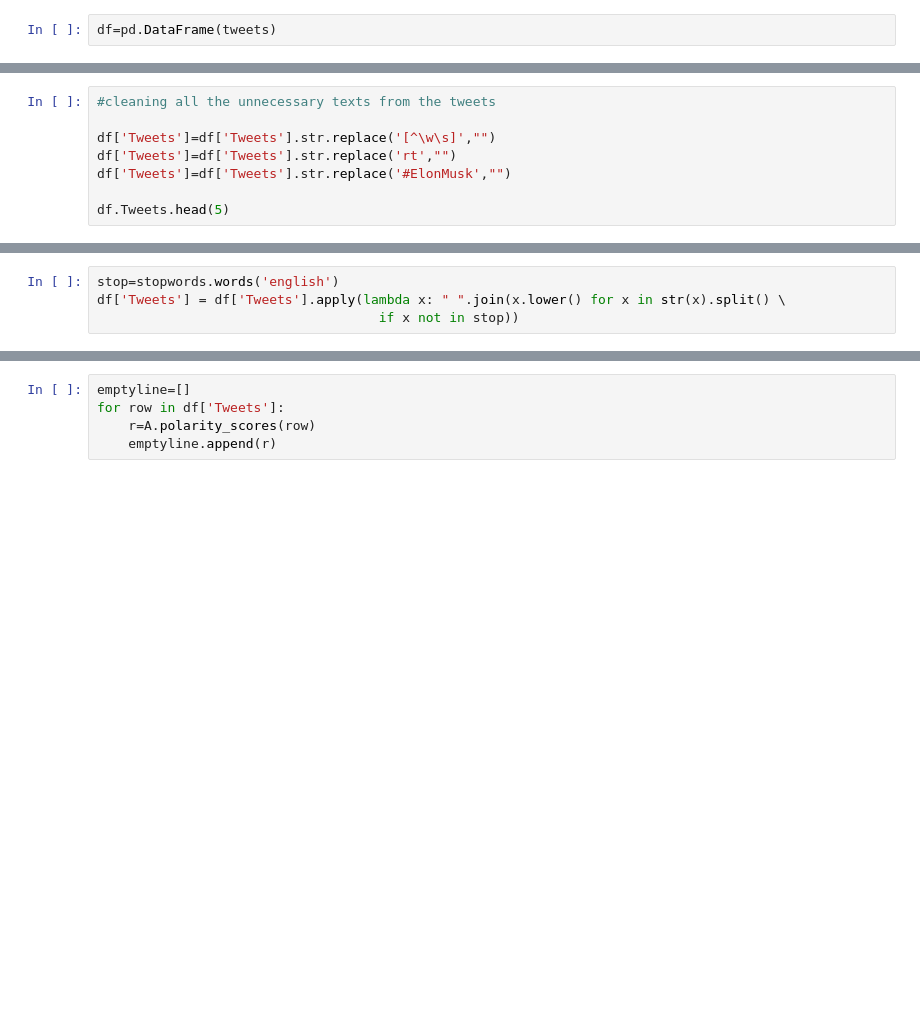
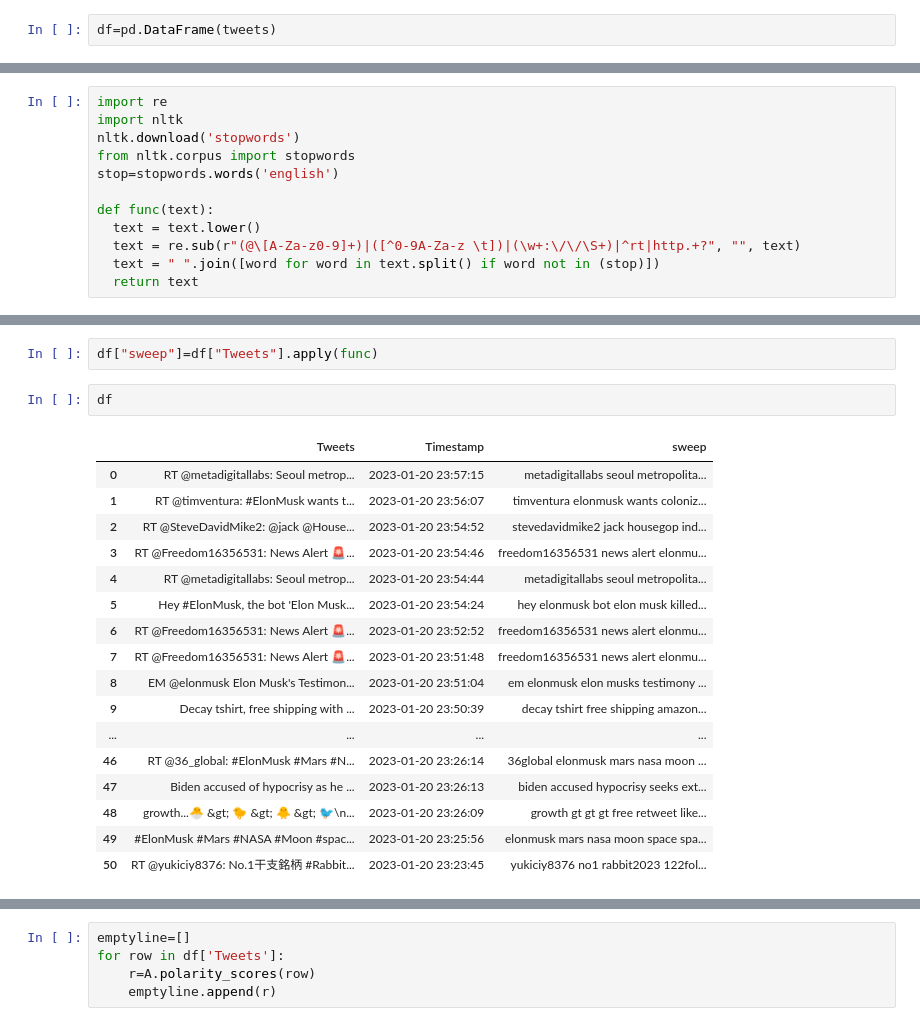
Before and after one commit to heyronith/sentimentalanalysis, a Jupyter notebook: #ElonMusk Sentiment.ipynb, the cells around one changed output, grey strips where cells are left out. Saved outputs shown, nothing was run; the diff lists cells and outputs as text; blank space fills up the shorter version.

```diff
--- a/#ElonMusk Sentiment.ipynb
+++ b/#ElonMusk Sentiment.ipynb
@@ -45,8 +53,0 @@ df['Tweets'] = df['Tweets'].apply(lambda x: " ".join(x.lower() for x in str(x).s
-# %%
-#cleaning all the unnecessary texts from the tweets
-
-df['Tweets']=df['Tweets'].str.replace('[^\w\s]',"")
-df['Tweets']=df['Tweets'].str.replace('rt',"")
-df['Tweets']=df['Tweets'].str.replace('#ElonMusk',"")
-
-df.Tweets.head(5)
@@ -68,4 +53,0 @@ from nltk.corpus import stopwords
-# %%
-stop=stopwords.words('english')
-df['Tweets'] = df['Tweets'].apply(lambda x: " ".join(x.lower() for x in str(x).split() \
-                                    if x not in stop))
@@ -74,0 +54,12 @@ from wordcloud import STOPWORDS
+# %%
+import re
+import nltk
+nltk.download('stopwords')
+from nltk.corpus import stopwords
+stop=stopwords.words('english')
+
+def func(text):
+  text = text.lower()
+  text = re.sub(r"(@\[A-Za-z0-9]+)|([^0-9A-Za-z \t])|(\w+:\/\/\S+)|^rt|http.+?", "", text)
+  text = " ".join([word for word in text.split() if word not in (stop)])
+  return text
@@ -75,3 +69,25 @@ from wordcloud import STOPWORDS
+# %%
+df["sweep"]=df["Tweets"].apply(func)
+# %%
+df
+# %% [output]
+|  | Tweets | Timestamp | sweep |
+| 0 | RT @metadigitallabs: Seoul metrop... | 2023-01-20 23:57:15 | metadigitallabs seoul metropolita... |
+| 1 | RT @timventura: #ElonMusk wants t... | 2023-01-20 23:56:07 | timventura elonmusk wants coloniz... |
+| 2 | RT @SteveDavidMike2: @jack @House... | 2023-01-20 23:54:52 | stevedavidmike2 jack housegop ind... |
+| 3 | RT @Freedom16356531: News Alert 🚨... | 2023-01-20 23:54:46 | freedom16356531 news alert elonmu... |
+| 4 | RT @metadigitallabs: Seoul metrop... | 2023-01-20 23:54:44 | metadigitallabs seoul metropolita... |
+| 5 | Hey #ElonMusk, the bot 'Elon Musk... | 2023-01-20 23:54:24 | hey elonmusk bot elon musk killed... |
+| 6 | RT @Freedom16356531: News Alert 🚨... | 2023-01-20 23:52:52 | freedom16356531 news alert elonmu... |
+| 7 | RT @Freedom16356531: News Alert 🚨... | 2023-01-20 23:51:48 | freedom16356531 news alert elonmu... |
+| 8 | EM @elonmusk Elon Musk's Testimon... | 2023-01-20 23:51:04 | em elonmusk elon musks testimony ... |
+| 9 | Decay tshirt, free shipping with ... | 2023-01-20 23:50:39 | decay tshirt free shipping amazon... |
+| ... | ... | ... | ... |
+| 46 | RT @36_global: #ElonMusk #Mars #N... | 2023-01-20 23:26:14 | 36global elonmusk mars nasa moon ... |
+| 47 | Biden accused of hypocrisy as he ... | 2023-01-20 23:26:13 | biden accused hypocrisy seeks ext... |
+| 48 | growth...🐣 &gt; 🐤 &gt; 🐥 &gt; 🐦\n... | 2023-01-20 23:26:09 | growth gt gt gt free retweet like... |
+| 49 | #ElonMusk #Mars #NASA #Moon #spac... | 2023-01-20 23:25:56 | elonmusk mars nasa moon space spa... |
+| 50 | RT @yukiciy8376: No.1干支銘柄 #Rabbit... | 2023-01-20 23:23:45 | yukiciy8376 no1 rabbit2023 122fol... |
 # %%
 !pip install vaderSentiment
 !pip install Seaborn
```
Also changed, not shown: parts of 14 cells of this notebook.
